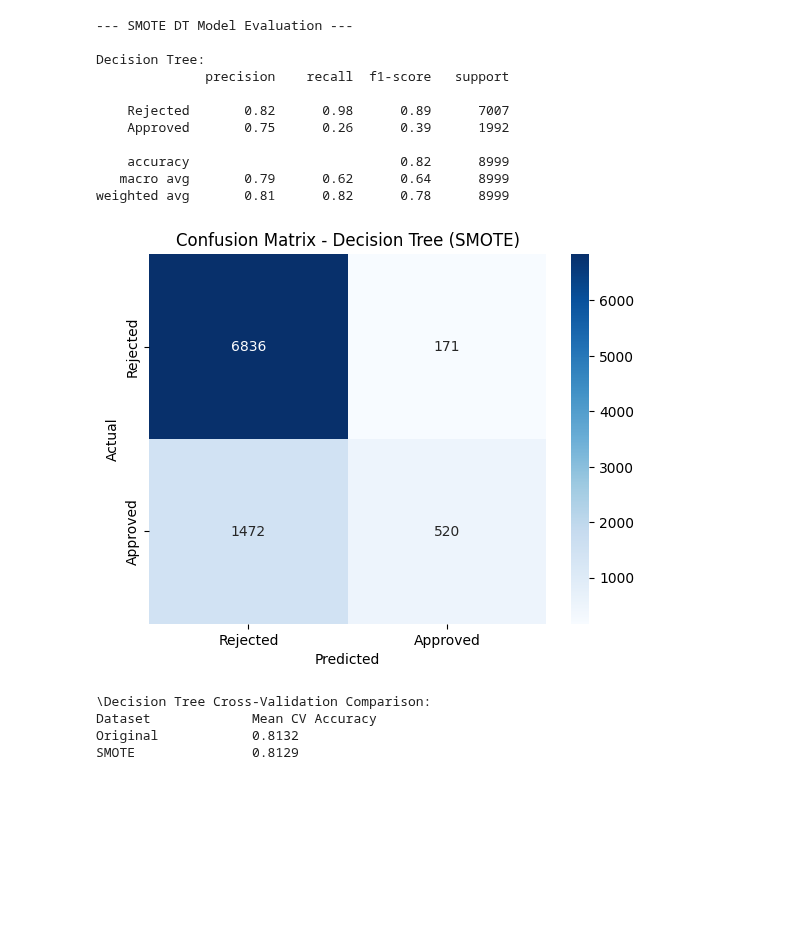
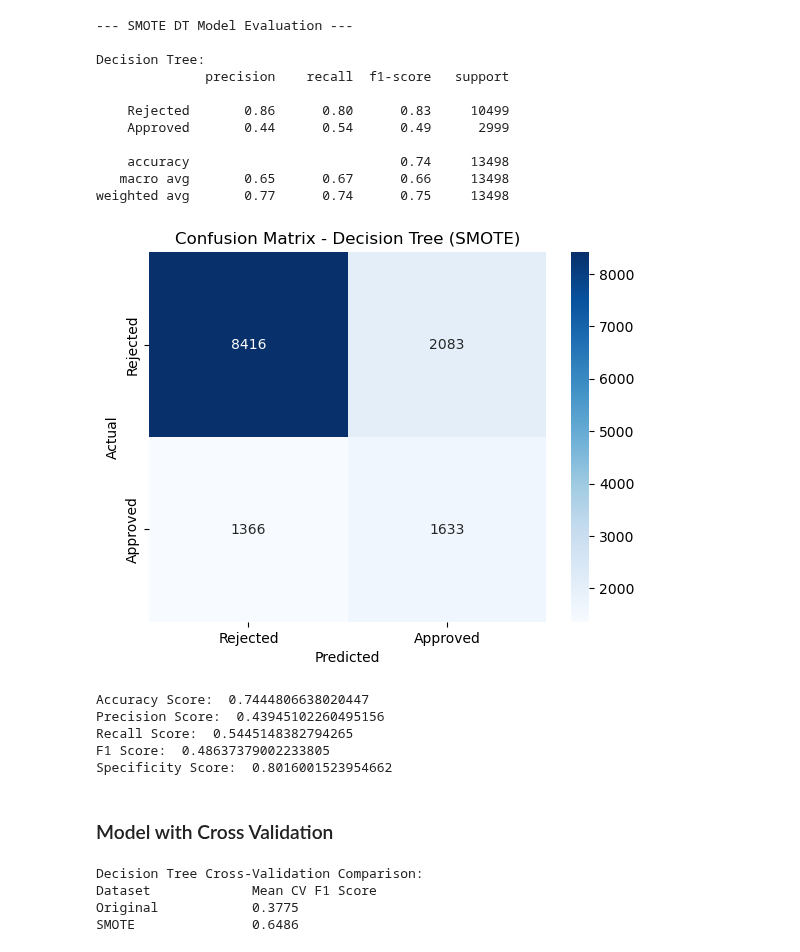
Before and after one commit to jb705249/SJU_DSS_740_Final_Project, a Jupyter notebook: Scr/modeling_Decision_Tree.ipynb, the cells around one changed output. Saved outputs shown, nothing was run; the diff lists cells and outputs as text; code cells hidden in the pictures; blank space fills up the shorter version.

Commit message:
both log reg and decision tree look good and are ready to be analyed, still having issues with svm

```diff
--- a/Scr/modeling_Decision_Tree.ipynb
+++ b/Scr/modeling_Decision_Tree.ipynb
@@ -108,7 +63,7 @@ changelog.append({
 # %%
 # Decision Tree
 dt_model = DecisionTreeClassifier(max_depth=3,random_state=42)
-dt_model.fit(X_train, y_train)
+dt_model.fit(X_train_scaled, y_train)
 
 
 # Visualize the Decision Tree
@@ -190,0 +131,15 @@ weighted avg       0.81      0.82      0.78     13498
+# %%
+# SMOTE for handling class imbalance
+smote = SMOTE(random_state=42)
+X_smote_train, y_smote_train = smote.fit_resample(X_train_scaled, y_train)
+
+# Check the class distribution after SMOTE
+X_smote_test = X_test_scaled
+y_smote_test = y_test
+
+# Changelog entry for SMOTE
+changelog.append({
+    'column': 'subscribe_to_term_deposit',
+    'change': f'Resampled training set with SMOTE (train shape now: {X_smote_train.shape}, test shape: {X_test.shape})',
+    'rationale': 'Used SMOTE to correct class imbalance in training data for better model performance.'
+})
@@ -191,43 +169,66 @@ weighted avg       0.81      0.82      0.78     13498
 # %%
 # SMOTE Decision Tree Evaluation
 print("\n--- SMOTE DT Model Evaluation ---")
 
 # Decision Tree
 smote_dt_predictions = smote_dt_model.predict(X_smote_test)
 print("\nDecision Tree:")
 print(classification_report(y_smote_test, smote_dt_predictions, target_names=['Rejected', 'Approved']))
 
 smote_cm_dt = confusion_matrix(y_smote_test, smote_dt_predictions)
 sns.heatmap(smote_cm_dt, annot=True, fmt='d', cmap='Blues',
             xticklabels=['Rejected', 'Approved'],
             yticklabels=['Rejected', 'Approved'])
 plt.xlabel('Predicted')
 plt.ylabel('Actual')
 plt.title('Confusion Matrix - Decision Tree (SMOTE)')
 plt.show()
+
+# Model Scores
+print('Accuracy Score: ', accuracy_score(y_test, smote_dt_predictions))
+print('Precision Score: ', precision_score(y_test, smote_dt_predictions))
+print('Recall Score: ', recall_score(y_test, smote_dt_predictions))
+print('F1 Score: ', f1_score(y_test, smote_dt_predictions))
+
+tn_smote = smote_cm_dt[0,0]
+fp_smote = smote_cm_dt[0,1]
+specificity_smote = tn_smote/(tn_smote+fp_smote)
+print('Specificity Score: ', specificity_smote)
 # %% [output]
 --- SMOTE DT Model Evaluation ---
 
 Decision Tree:
               precision    recall  f1-score   support
 
-    Rejected       0.82      0.98      0.89      7007
-    Approved       0.75      0.26      0.39      1992
+    Rejected       0.86      0.80      0.83     10499
+    Approved       0.44      0.54      0.49      2999
 
-    accuracy                           0.82      8999
-   macro avg       0.79      0.62      0.64      8999
-weighted avg       0.81      0.82      0.78      8999
+    accuracy                           0.74     13498
+   macro avg       0.65      0.67      0.66     13498
+weighted avg       0.77      0.74      0.75     13498
-[figure, old version]
+[figure, new version]
+Accuracy Score:  0.7444806638020447
+Precision Score:  0.43945102260495156
+Recall Score:  0.5445148382794265
+F1 Score:  0.48637379002233805
+Specificity Score:  0.8016001523954662
+# %% [markdown]
+<h3> Model with Cross Validation </h3>
 # %%
 # Cross-validation for Decision Tree
 dt_cv_scores = cross_val_score(DecisionTreeClassifier(max_depth=3, random_state=42),
-                                X_train, y_train, cv=5, scoring='accuracy')
-print("\Decision Tree Cross-Validation Comparison:")
-print(f"{'Dataset':<20}{'Mean CV Accuracy':<20}")
+                                X_train_scaled, y_train, cv=5, scoring='f1')
+
+#Cross-validation for Decision Tree with smote
+dt_cv_smote_scores = cross_val_score(DecisionTreeClassifier(max_depth=3, random_state=42),
+                                X_smote_train, y_smote_train, cv=5, scoring='f1')
+
+print("Decision Tree Cross-Validation Comparison:")
+print(f"{'Dataset':<20}{'Mean CV F1 Score':<20}")
 print(f"{'Original':<20}{dt_cv_scores.mean():<20.4f}")
-print(f"{'SMOTE':<20}{dt_smote_cv_scores.mean():<20.4f}")
+print(f"{'SMOTE':<20}{dt_cv_smote_scores.mean():<20.4f}")
 # %% [output]
-\Decision Tree Cross-Validation Comparison:
-Dataset             Mean CV Accuracy
-Original            0.8132
-SMOTE               0.8129
+Decision Tree Cross-Validation Comparison:
+Dataset             Mean CV F1 Score
+Original            0.3775
+SMOTE               0.6486
```
Also changed, not shown: parts of 29 cells of this notebook, 2 other files.
